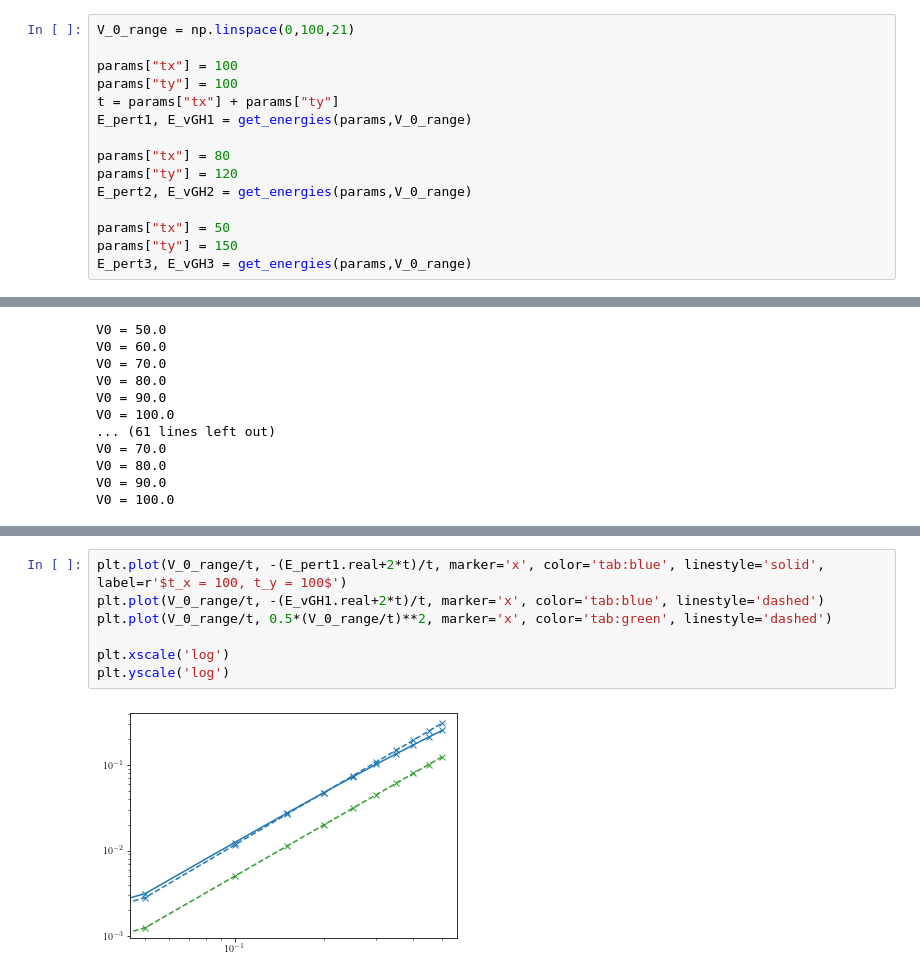
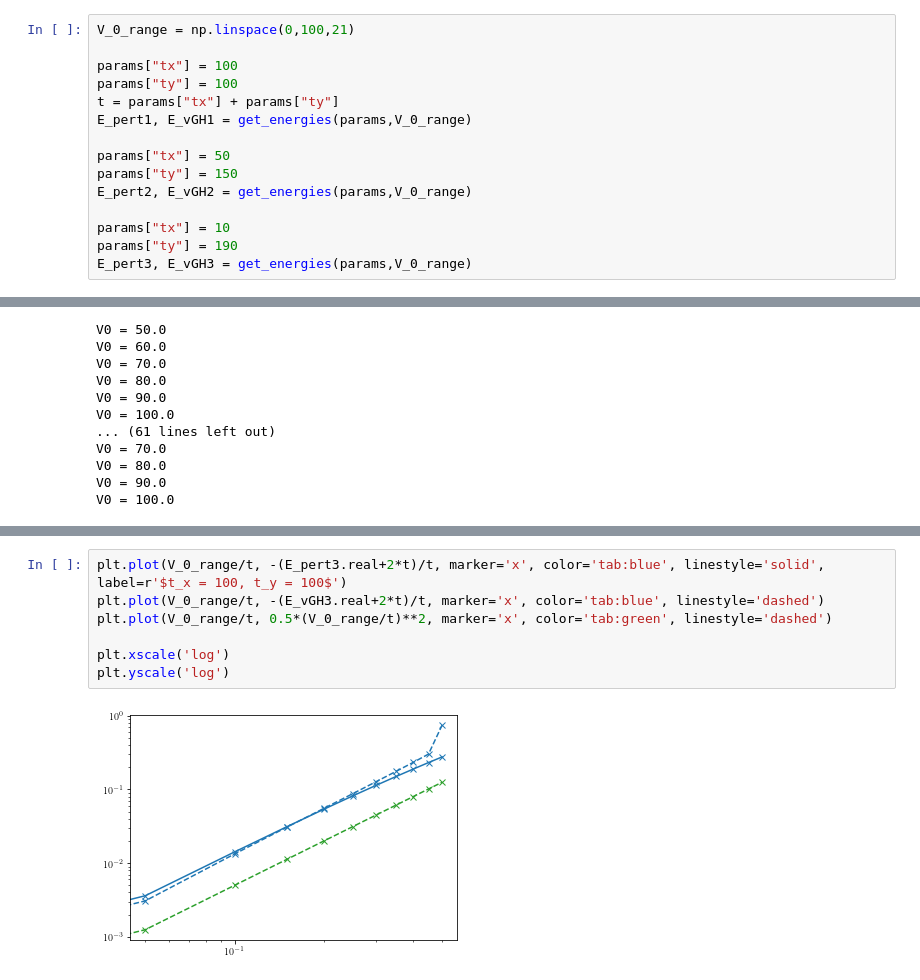
Before and after one commit to Progklui/rotor_lattice_models, a Jupyter notebook: perturbation_theory.ipynb, the cells around one changed output, grey strips where cells are left out. Drawn from its saved outputs; the diff is of its cells as text.

Commit message:
changed pert. calculation params

```diff
--- a/perturbation_theory.ipynb
+++ b/perturbation_theory.ipynb
@@ -120,12 +120,12 @@ params["ty"] = 100
 t = params["tx"] + params["ty"]
 E_pert1, E_vGH1 = get_energies(params,V_0_range)
 
-params["tx"] = 80
-params["ty"] = 120
+params["tx"] = 50
+params["ty"] = 150
 E_pert2, E_vGH2 = get_energies(params,V_0_range)
 
-params["tx"] = 50
-params["ty"] = 150
+params["tx"] = 10
+params["ty"] = 190
 E_pert3, E_vGH3 = get_energies(params,V_0_range)
 # %% [output]
 vGH Calculations:
@@ -185,9 +185,9 @@ plt.tick_params(which='minor', axis='y', direction='in', right=True)
 # %%
-plt.plot(V_0_range/t, -(E_pert1.real+2*t)/t, marker='x', color='tab:blue', linestyle='solid', label=r'$t_x = 100, t_y = 100$')
-plt.plot(V_0_range/t, -(E_vGH1.real+2*t)/t, marker='x', color='tab:blue', linestyle='dashed')
+plt.plot(V_0_range/t, -(E_pert3.real+2*t)/t, marker='x', color='tab:blue', linestyle='solid', label=r'$t_x = 100, t_y = 100$')
+plt.plot(V_0_range/t, -(E_vGH3.real+2*t)/t, marker='x', color='tab:blue', linestyle='dashed')
 plt.plot(V_0_range/t, 0.5*(V_0_range/t)**2, marker='x', color='tab:green', linestyle='dashed')
 
 plt.xscale('log')
 plt.yscale('log')
 # %% [output]
-[figure, old version]
+[figure, new version]
```
Also changed, not shown: parts of 2 cells of this notebook.
